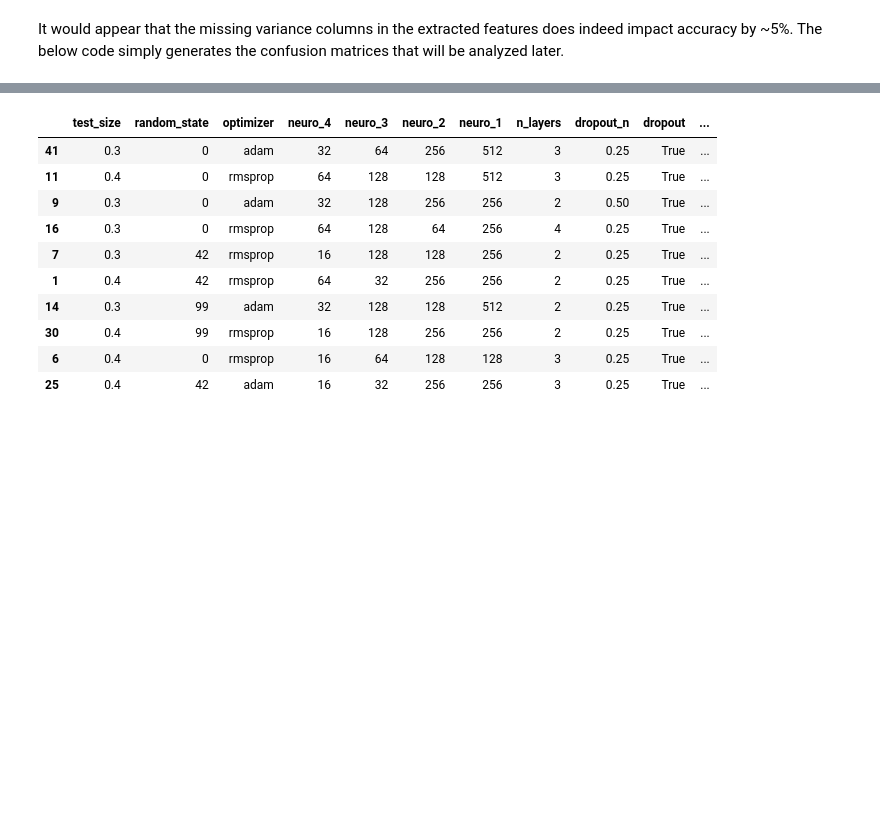
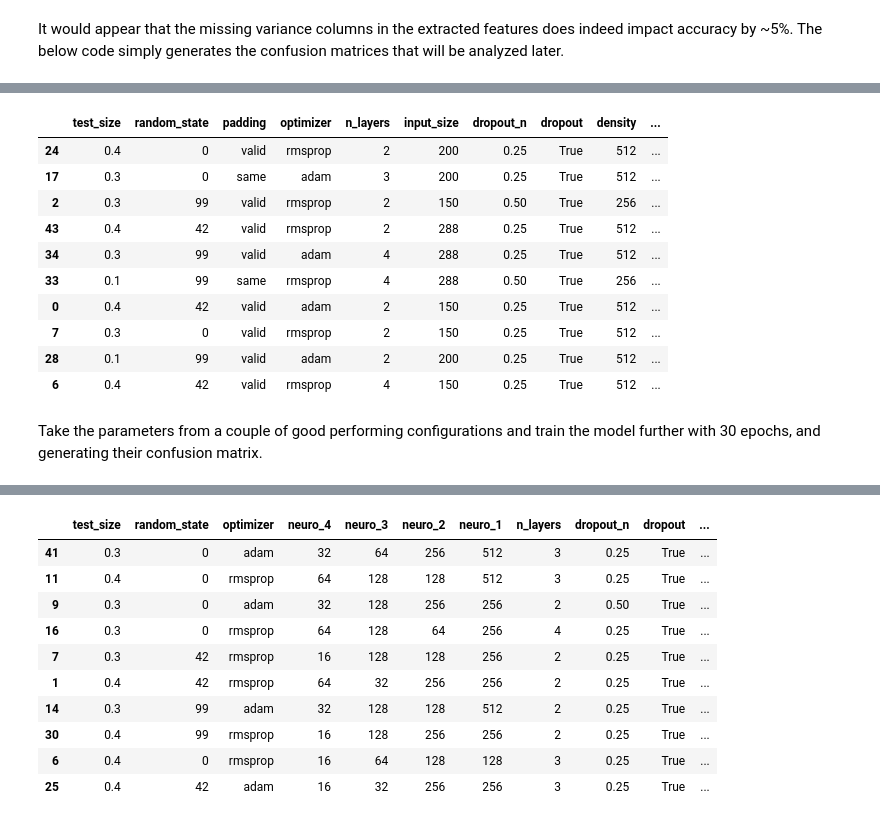
Before and after one commit to etiank/Jupyter-ML, a Jupyter notebook: main.ipynb, the cells around one changed output, grey strips where cells are left out. Drawn from its saved outputs; the diff is of its cells as text; code cells hidden in the pictures; blank space fills up the shorter version.

```diff
--- a/main.ipynb
+++ b/main.ipynb
@@ -973,0 +589,21 @@ File [ ann-data-extr.csv ] detected.
+# %%
+df_cnn = pd.read_csv("cnn-data.csv") # ann-data-3s.csv ann-data-extr.csv
+df_cnn = df_cnn[df_cnn["test_size"] != 0.2]
+df_cnn = df_cnn[df_cnn["dropout"] != False]
+df_cnn_sorted = df_cnn.sort_values(by="accuracy", ascending=False)
+
+df_cnn_sorted.head(10)
+# %% [output]
+|  | test_size | random_state | padding | optimizer | n_layers | input_size | dropout_n | dropout | density | ... |
+| 24 | 0.4 | 0 | valid | rmsprop | 2 | 200 | 0.25 | True | 512 | ... |
+| 17 | 0.3 | 0 | same | adam | 3 | 200 | 0.25 | True | 512 | ... |
+| 2 | 0.3 | 99 | valid | rmsprop | 2 | 150 | 0.50 | True | 256 | ... |
+| 43 | 0.4 | 42 | valid | rmsprop | 2 | 288 | 0.25 | True | 512 | ... |
+| 34 | 0.3 | 99 | valid | adam | 4 | 288 | 0.25 | True | 512 | ... |
+| 33 | 0.1 | 99 | same | rmsprop | 4 | 288 | 0.50 | True | 256 | ... |
+| 0 | 0.4 | 42 | valid | adam | 2 | 150 | 0.25 | True | 512 | ... |
+| 7 | 0.3 | 0 | valid | rmsprop | 2 | 150 | 0.25 | True | 512 | ... |
+| 28 | 0.1 | 99 | valid | adam | 2 | 200 | 0.25 | True | 512 | ... |
+| 6 | 0.4 | 42 | valid | rmsprop | 4 | 150 | 0.25 | True | 512 | ... |
+# %% [markdown]
+Take the parameters from a couple of good performing configurations and train the model further with 30 epochs, and generating their confusion matrix.
```
Also changed, not shown: parts of 62 cells of this notebook.
